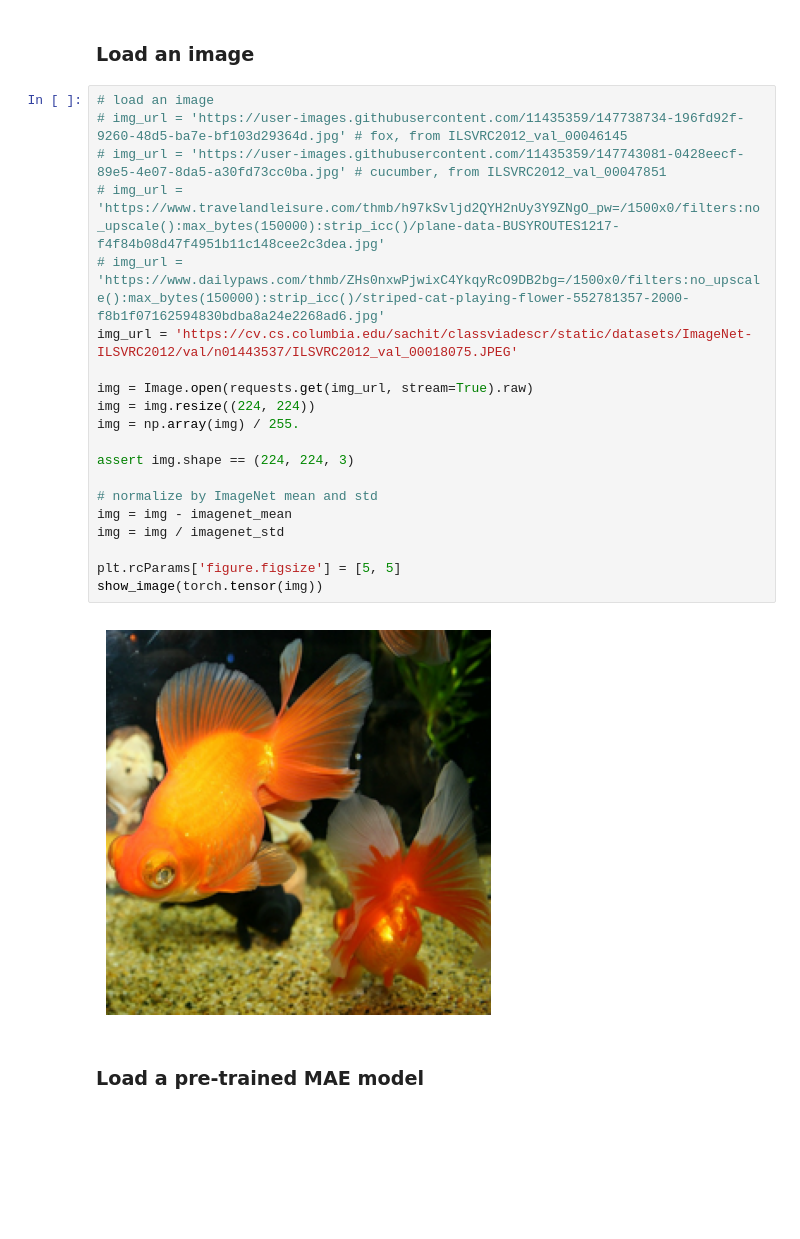
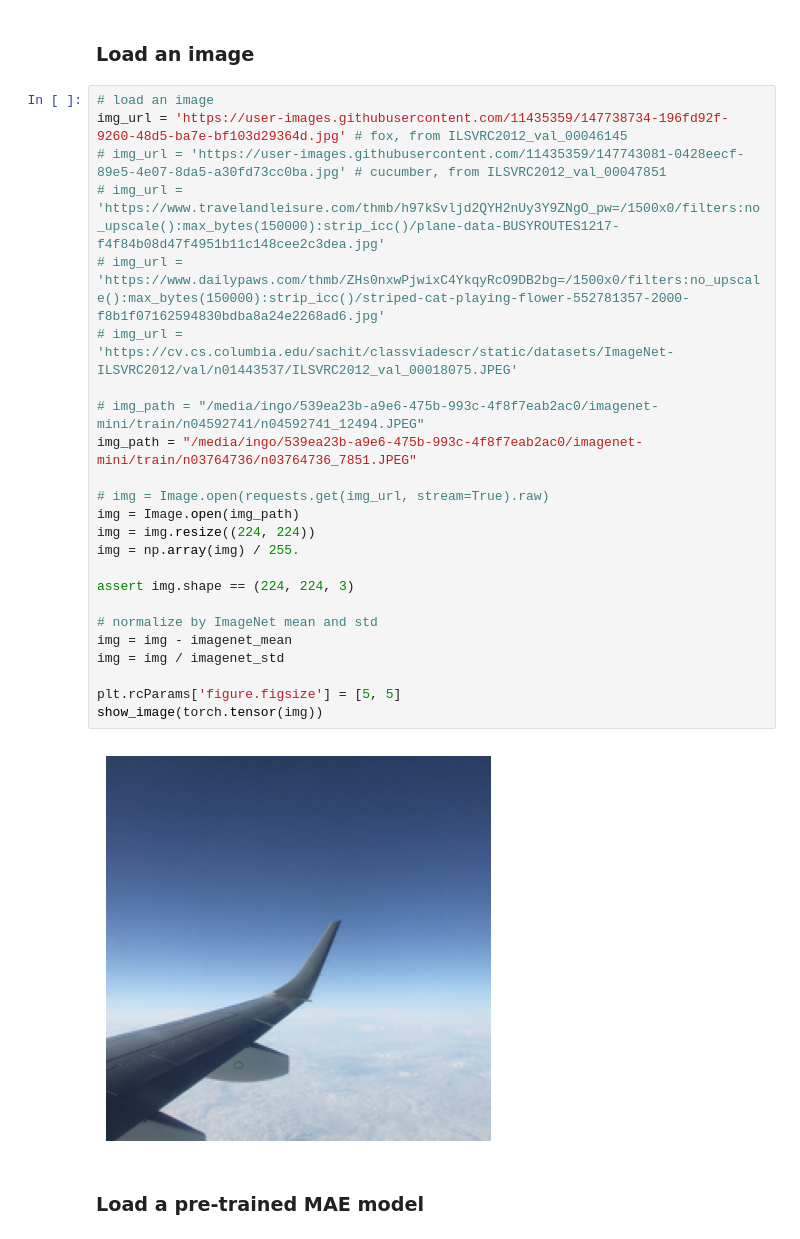
Before and after one commit to inschro/mae, a Jupyter notebook: demo/mae_visualize.ipynb, the cells around one changed output. Cells and saved outputs as stored; diff of their text form; blank space fills up the shorter version.

```diff
--- a/demo/mae_visualize.ipynb
+++ b/demo/mae_visualize.ipynb
@@ -97,26 +99,30 @@ def run_one_image(img, model, masking_type, **masking_args):
 ### Load an image
 # %%
 # load an image
-# img_url = 'https://user-images.githubusercontent.com/11435359/147738734-196fd92f-9260-48d5-ba7e-bf103d29364d.jpg' # fox, from ILSVRC2012_val_00046145
+img_url = 'https://user-images.githubusercontent.com/11435359/147738734-196fd92f-9260-48d5-ba7e-bf103d29364d.jpg' # fox, from ILSVRC2012_val_00046145
 # img_url = 'https://user-images.githubusercontent.com/11435359/147743081-0428eecf-89e5-4e07-8da5-a30fd73cc0ba.jpg' # cucumber, from ILSVRC2012_val_00047851
 # img_url = 'https://www.travelandleisure.com/thmb/h97kSvljd2QYH2nUy3Y9ZNgO_pw=/1500x0/filters:no_upscale():max_bytes(150000):strip_icc()/plane-data-BUSYROUTES1217-f4f84b08d47f4951b11c148cee2c3dea.jpg'
 # img_url = 'https://www.dailypaws.com/thmb/ZHs0nxwPjwixC4YkqyRcO9DB2bg=/1500x0/filters:no_upscale():max_bytes(150000):strip_icc()/striped-cat-playing-flower-552781357-2000-f8b1f07162594830bdba8a24e2268ad6.jpg'
-img_url = 'https://cv.cs.columbia.edu/sachit/classviadescr/static/datasets/ImageNet-ILSVRC2012/val/n01443537/ILSVRC2012_val_00018075.JPEG'
+# img_url = 'https://cv.cs.columbia.edu/sachit/classviadescr/static/datasets/ImageNet-ILSVRC2012/val/n01443537/ILSVRC2012_val_00018075.JPEG'
 
-img = Image.open(requests.get(img_url, stream=True).raw)
+# img_path = "/media/ingo/539ea23b-a9e6-475b-993c-4f8f7eab2ac0/imagenet-mini/train/n04592741/n04592741_12494.JPEG"
+img_path = "/media/ingo/539ea23b-a9e6-475b-993c-4f8f7eab2ac0/imagenet-mini/train/n03764736/n03764736_7851.JPEG"
+
+# img = Image.open(requests.get(img_url, stream=True).raw)
+img = Image.open(img_path)
 img = img.resize((224, 224))
 img = np.array(img) / 255.
 
 assert img.shape == (224, 224, 3)
 
 # normalize by ImageNet mean and std
 img = img - imagenet_mean
 img = img / imagenet_std
 
 plt.rcParams['figure.figsize'] = [5, 5]
 show_image(torch.tensor(img))
 # %% [output]
-[figure, old version]
+[figure, new version]
 # %% [markdown]
 ### Load a pre-trained MAE model
 # %%
```
Also changed, not shown: parts of 4 cells of this notebook, 10 other files.
